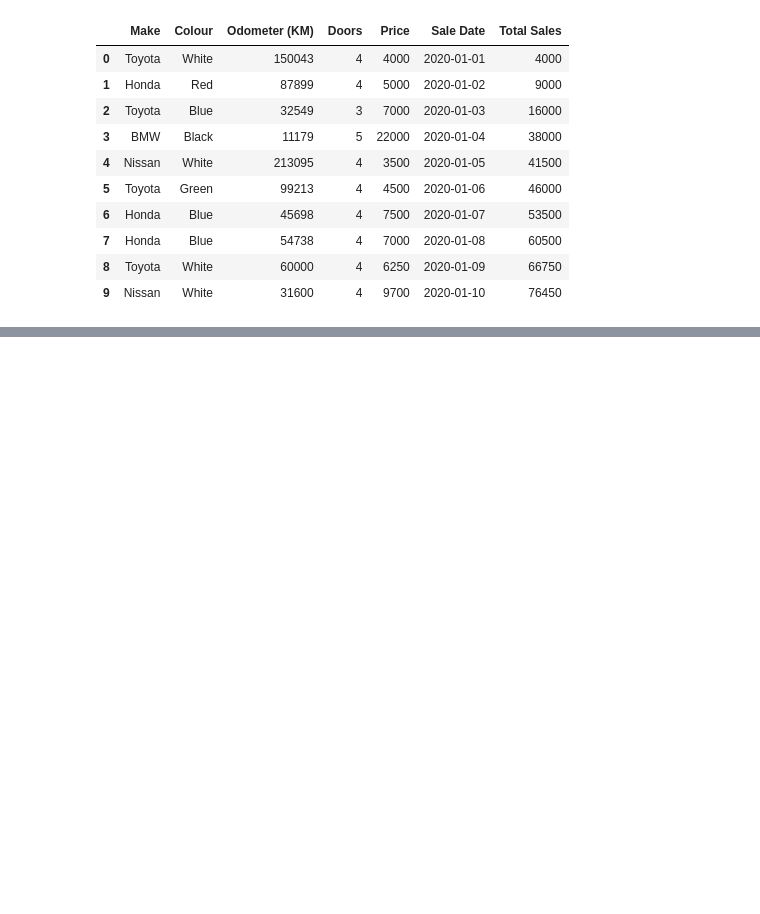
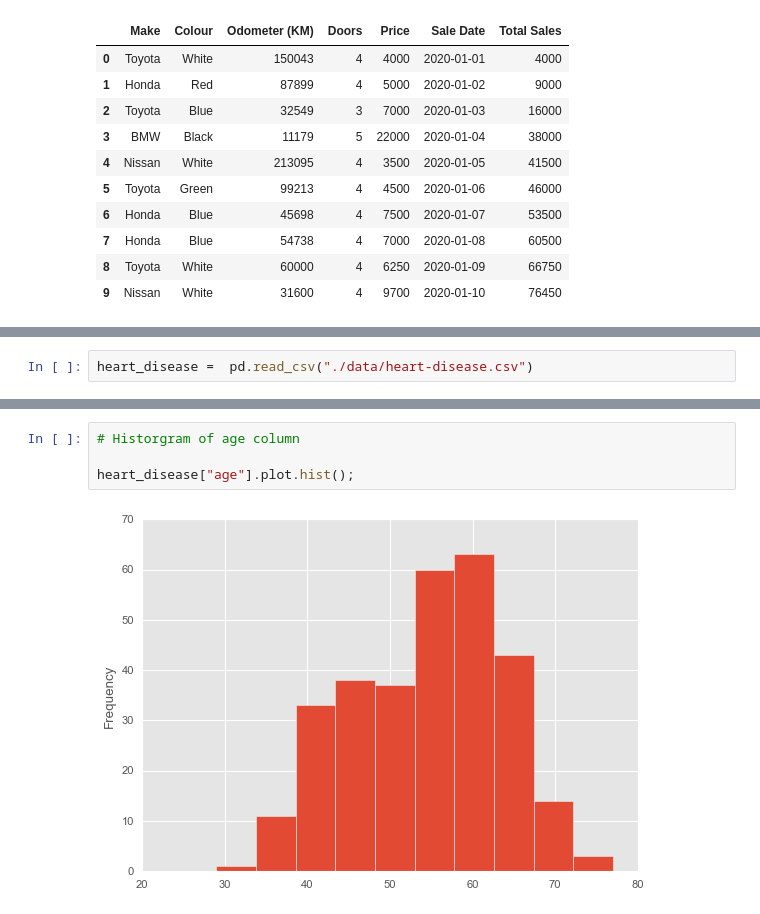
Before and after one commit to writer-nitesh/ML-and-Data-Science, a Jupyter notebook: learning_matplotlib.ipynb, the cells around one changed output, grey strips where cells are left out. Saved outputs shown, nothing was run; the diff lists cells and outputs as text; blank space fills up the shorter version.

```diff
--- a/learning_matplotlib.ipynb
+++ b/learning_matplotlib.ipynb
@@ -363,0 +366,2 @@ df["Odometer (KM)"].plot.hist(bins=10);
+# %%
+heart_disease =  pd.read_csv("./data/heart-disease.csv")
@@ -363,0 +374,6 @@ df["Odometer (KM)"].plot.hist(bins=10);
+# %%
+# Historgram of age column
+
+heart_disease["age"].plot.hist();
+# %% [output]
+[figure, added]
```
Also changed, not shown: parts of 48 cells of this notebook, 4 other files.
